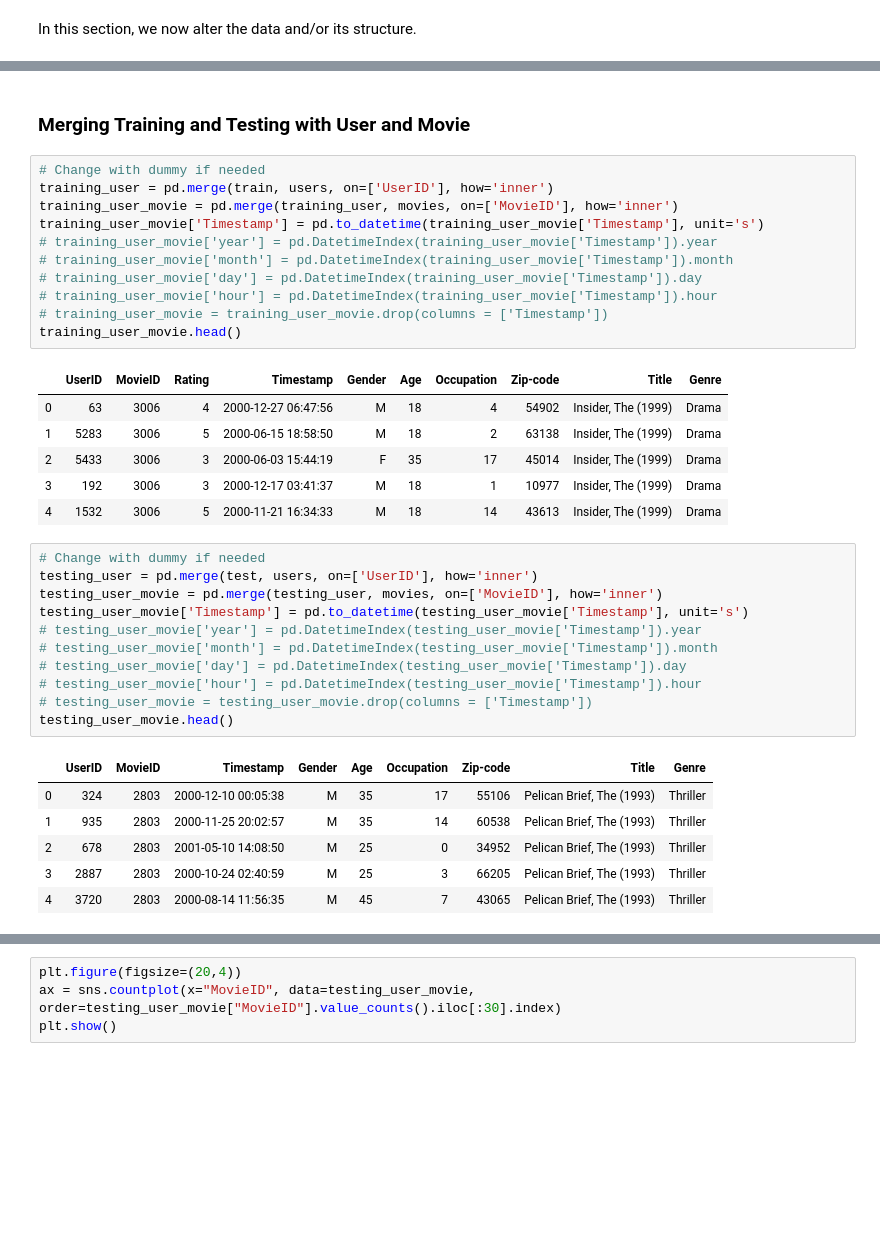
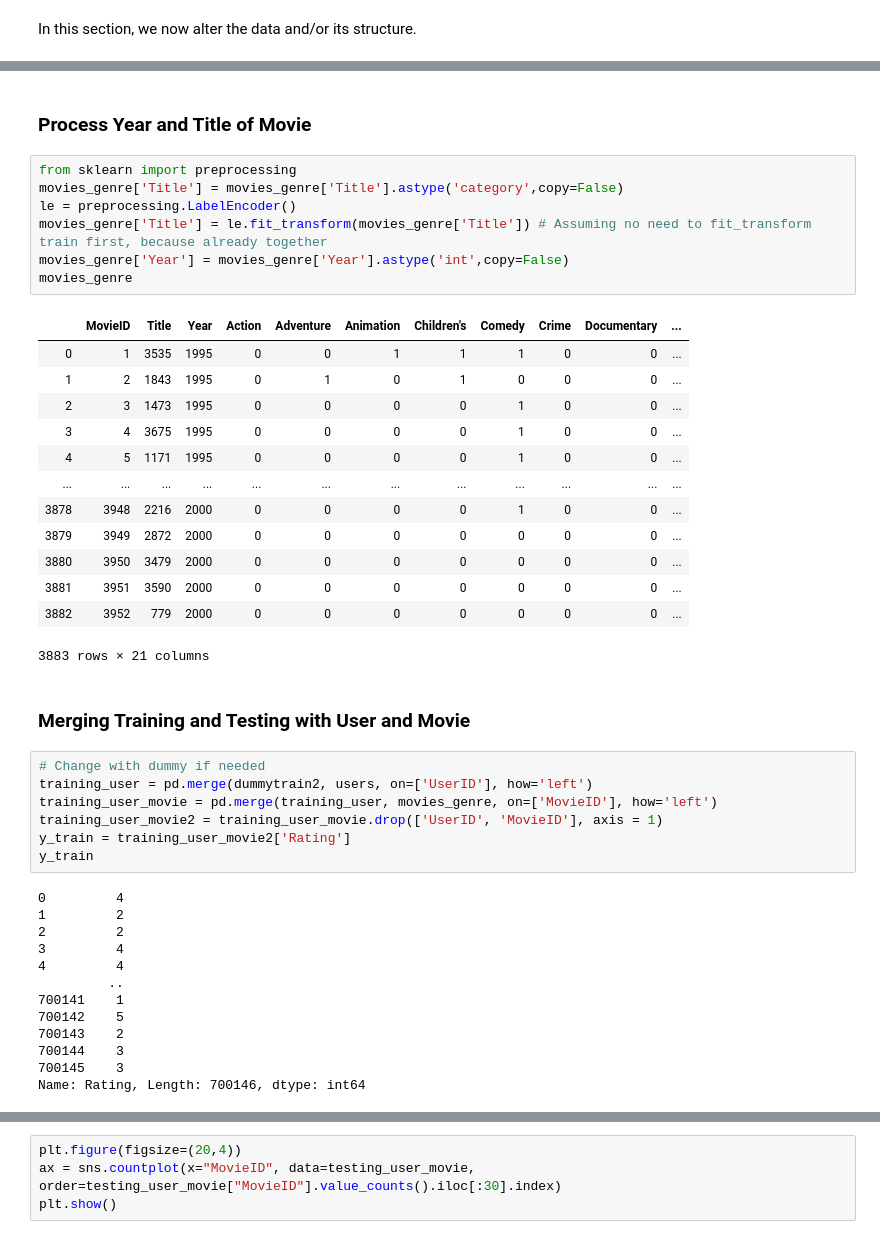
Before and after one commit to kevinandrianliu/Final-Project-DSDM, a Jupyter notebook: Final Project_ Sistem Rekomendasi.ipynb, the cells around one changed output, grey strips where cells are left out. Drawn from its saved outputs; the diff is of its cells as text; blank space fills up the shorter version.

```diff
--- a/Final Project_ Sistem Rekomendasi.ipynb
+++ b/Final Project_ Sistem Rekomendasi.ipynb
@@ -768,38 +846,45 @@ In this section, we now alter the data and/or its structure.
+# %% [markdown]
+<h3>Process Year and Title of Movie</h3>
+# %%
+from sklearn import preprocessing
+movies_genre['Title'] = movies_genre['Title'].astype('category',copy=False)
+le = preprocessing.LabelEncoder()
+movies_genre['Title'] = le.fit_transform(movies_genre['Title']) # Assuming no need to fit_transform train first, because already together
+movies_genre['Year'] = movies_genre['Year'].astype('int',copy=False)
+movies_genre
+# %% [output]
+|  | MovieID | Title | Year | Action | Adventure | Animation | Children's | Comedy | Crime | Documentary | ... |
+| 0 | 1 | 3535 | 1995 | 0 | 0 | 1 | 1 | 1 | 0 | 0 | ... |
+| 1 | 2 | 1843 | 1995 | 0 | 1 | 0 | 1 | 0 | 0 | 0 | ... |
+| 2 | 3 | 1473 | 1995 | 0 | 0 | 0 | 0 | 1 | 0 | 0 | ... |
+| 3 | 4 | 3675 | 1995 | 0 | 0 | 0 | 0 | 1 | 0 | 0 | ... |
+| 4 | 5 | 1171 | 1995 | 0 | 0 | 0 | 0 | 1 | 0 | 0 | ... |
+| ... | ... | ... | ... | ... | ... | ... | ... | ... | ... | ... | ... |
+| 3878 | 3948 | 2216 | 2000 | 0 | 0 | 0 | 0 | 1 | 0 | 0 | ... |
+| 3879 | 3949 | 2872 | 2000 | 0 | 0 | 0 | 0 | 0 | 0 | 0 | ... |
+| 3880 | 3950 | 3479 | 2000 | 0 | 0 | 0 | 0 | 0 | 0 | 0 | ... |
+| 3881 | 3951 | 3590 | 2000 | 0 | 0 | 0 | 0 | 0 | 0 | 0 | ... |
+| 3882 | 3952 | 779 | 2000 | 0 | 0 | 0 | 0 | 0 | 0 | 0 | ... |
+3883 rows × 21 columns
 # %% [markdown]
 <h3>Merging Training and Testing with User and Movie</h3>
-# %%
-# Change with dummy if needed
-training_user = pd.merge(train, users, on=['UserID'], how='inner')
-training_user_movie = pd.merge(training_user, movies, on=['MovieID'], how='inner')
-training_user_movie['Timestamp'] = pd.to_datetime(training_user_movie['Timestamp'], unit='s')
-# training_user_movie['year'] = pd.DatetimeIndex(training_user_movie['Timestamp']).year
-# training_user_movie['month'] = pd.DatetimeIndex(training_user_movie['Timestamp']).month
-# training_user_movie['day'] = pd.DatetimeIndex(training_user_movie['Timestamp']).day
-# training_user_movie['hour'] = pd.DatetimeIndex(training_user_movie['Timestamp']).hour
-# training_user_movie = training_user_movie.drop(columns = ['Timestamp'])
-training_user_movie.head()
-# %% [output]
-|  | UserID | MovieID | Rating | Timestamp | Gender | Age | Occupation | Zip-code | Title | Genre |
-| 0 | 63 | 3006 | 4 | 2000-12-27 06:47:56 | M | 18 | 4 | 54902 | Insider, The (1999) | Drama |
-| 1 | 5283 | 3006 | 5 | 2000-06-15 18:58:50 | M | 18 | 2 | 63138 | Insider, The (1999) | Drama |
-| 2 | 5433 | 3006 | 3 | 2000-06-03 15:44:19 | F | 35 | 17 | 45014 | Insider, The (1999) | Drama |
-| 3 | 192 | 3006 | 3 | 2000-12-17 03:41:37 | M | 18 | 1 | 10977 | Insider, The (1999) | Drama |
-| 4 | 1532 | 3006 | 5 | 2000-11-21 16:34:33 | M | 18 | 14 | 43613 | Insider, The (1999) | Drama |
-# %%
-# Change with dummy if needed
-testing_user = pd.merge(test, users, on=['UserID'], how='inner')
-testing_user_movie = pd.merge(testing_user, movies, on=['MovieID'], how='inner')
-testing_user_movie['Timestamp'] = pd.to_datetime(testing_user_movie['Timestamp'], unit='s')
-# testing_user_movie['year'] = pd.DatetimeIndex(testing_user_movie['Timestamp']).year
-# testing_user_movie['month'] = pd.DatetimeIndex(testing_user_movie['Timestamp']).month
-# testing_user_movie['day'] = pd.DatetimeIndex(testing_user_movie['Timestamp']).day
-# testing_user_movie['hour'] = pd.DatetimeIndex(testing_user_movie['Timestamp']).hour
-# testing_user_movie = testing_user_movie.drop(columns = ['Timestamp'])
-testing_user_movie.head()
-# %% [output]
-|  | UserID | MovieID | Timestamp | Gender | Age | Occupation | Zip-code | Title | Genre |
-| 0 | 324 | 2803 | 2000-12-10 00:05:38 | M | 35 | 17 | 55106 | Pelican Brief, The (1993) | Thriller |
-| 1 | 935 | 2803 | 2000-11-25 20:02:57 | M | 35 | 14 | 60538 | Pelican Brief, The (1993) | Thriller |
-| 2 | 678 | 2803 | 2001-05-10 14:08:50 | M | 25 | 0 | 34952 | Pelican Brief, The (1993) | Thriller |
-| 3 | 2887 | 2803 | 2000-10-24 02:40:59 | M | 25 | 3 | 66205 | Pelican Brief, The (1993) | Thriller |
-| 4 | 3720 | 2803 | 2000-08-14 11:56:35 | M | 45 | 7 | 43065 | Pelican Brief, The (1993) | Thriller |
+# %%
+# Change with dummy if needed
+training_user = pd.merge(dummytrain2, users, on=['UserID'], how='left')
+training_user_movie = pd.merge(training_user, movies_genre, on=['MovieID'], how='left')
+training_user_movie2 = training_user_movie.drop(['UserID', 'MovieID'], axis = 1)
+y_train = training_user_movie2['Rating']
+y_train
+# %% [output]
+0         4
+1         2
+2         2
+3         4
+4         4
+         ..
+700141    1
+700142    5
+700143    2
+700144    3
+700145    3
+Name: Rating, Length: 700146, dtype: int64
```
Also changed, not shown: parts of 25 cells of this notebook, 1 other file.
